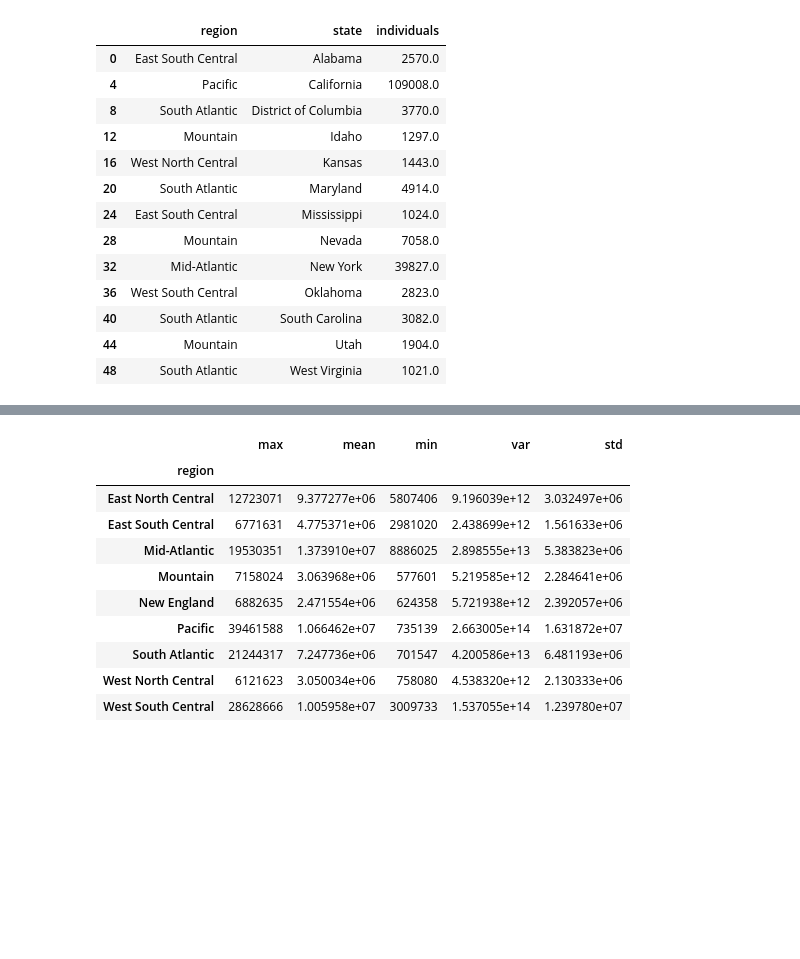
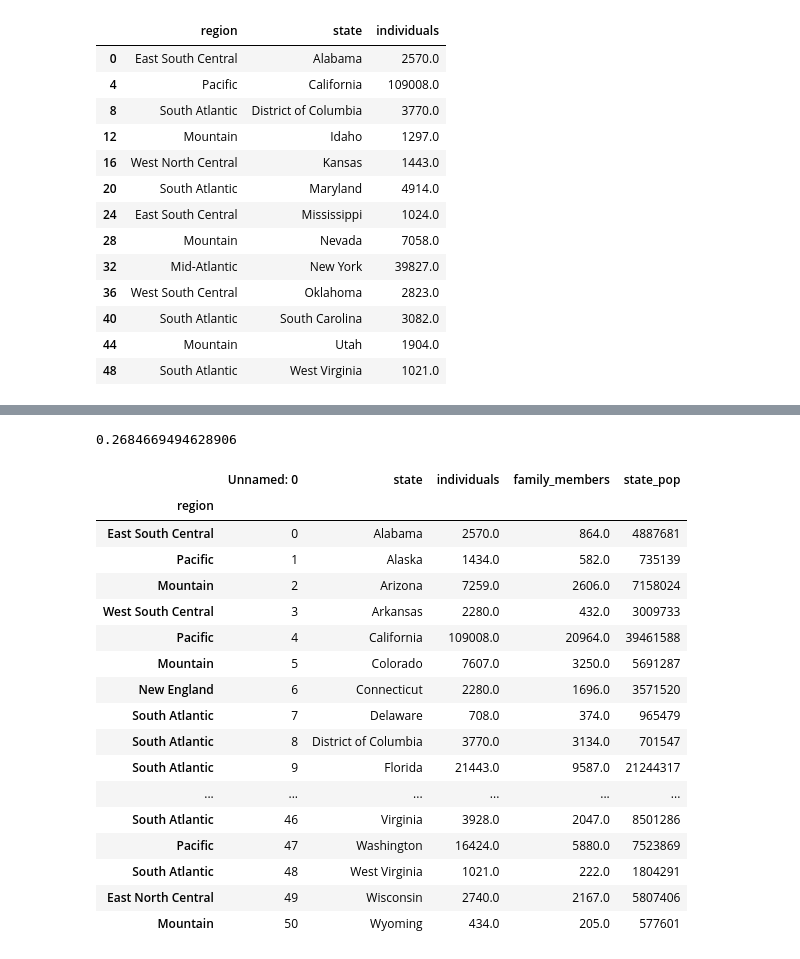
Before and after one commit to HebaSedik/machine-learning, a Jupyter notebook: pandas_trash.ipynb, the cells around one changed output, grey strips where cells are left out. Drawn from its saved outputs; the diff is of its cells as text; code cells hidden in the pictures; blank space fills up the shorter version.

```diff
--- a/pandas_trash.ipynb
+++ b/pandas_trash.ipynb
@@ -233,14 +249,26 @@ d= df_home.groupby('region')['state_pop'].agg({'min','mean','max','var','std'})
-# %%
-d
-# %% [output]
-|  | max | mean | min | var | std |
-| region |  |  |  |  |  |
-| East North Central | 12723071 | 9.377277e+06 | 5807406 | 9.196039e+12 | 3.032497e+06 |
-| East South Central | 6771631 | 4.775371e+06 | 2981020 | 2.438699e+12 | 1.561633e+06 |
-| Mid-Atlantic | 19530351 | 1.373910e+07 | 8886025 | 2.898555e+13 | 5.383823e+06 |
-| Mountain | 7158024 | 3.063968e+06 | 577601 | 5.219585e+12 | 2.284641e+06 |
-| New England | 6882635 | 2.471554e+06 | 624358 | 5.721938e+12 | 2.392057e+06 |
-| Pacific | 39461588 | 1.066462e+07 | 735139 | 2.663005e+14 | 1.631872e+07 |
-| South Atlantic | 21244317 | 7.247736e+06 | 701547 | 4.200586e+13 | 6.481193e+06 |
-| West North Central | 6121623 | 3.050034e+06 | 758080 | 4.538320e+12 | 2.130333e+06 |
-| West South Central | 28628666 | 1.005958e+07 | 3009733 | 1.537055e+14 | 1.239780e+07 |
+# %%
+e= time.time()
+e-s
+# %% [output]
+0.2684669494628906
+# %%
+df_indexing
+# %% [output]
+|  | Unnamed: 0 | state | individuals | family_members | state_pop |
+| region |  |  |  |  |  |
+| East South Central | 0 | Alabama | 2570.0 | 864.0 | 4887681 |
+| Pacific | 1 | Alaska | 1434.0 | 582.0 | 735139 |
+| Mountain | 2 | Arizona | 7259.0 | 2606.0 | 7158024 |
+| West South Central | 3 | Arkansas | 2280.0 | 432.0 | 3009733 |
+| Pacific | 4 | California | 109008.0 | 20964.0 | 39461588 |
+| Mountain | 5 | Colorado | 7607.0 | 3250.0 | 5691287 |
+| New England | 6 | Connecticut | 2280.0 | 1696.0 | 3571520 |
+| South Atlantic | 7 | Delaware | 708.0 | 374.0 | 965479 |
+| South Atlantic | 8 | District of Columbia | 3770.0 | 3134.0 | 701547 |
+| South Atlantic | 9 | Florida | 21443.0 | 9587.0 | 21244317 |
+| ... | ... | ... | ... | ... | ... |
+| South Atlantic | 46 | Virginia | 3928.0 | 2047.0 | 8501286 |
+| Pacific | 47 | Washington | 16424.0 | 5880.0 | 7523869 |
+| South Atlantic | 48 | West Virginia | 1021.0 | 222.0 | 1804291 |
+| East North Central | 49 | Wisconsin | 2740.0 | 2167.0 | 5807406 |
+| Mountain | 50 | Wyoming | 434.0 | 205.0 | 577601 |
```
Also changed, not shown: parts of 9 cells of this notebook.
